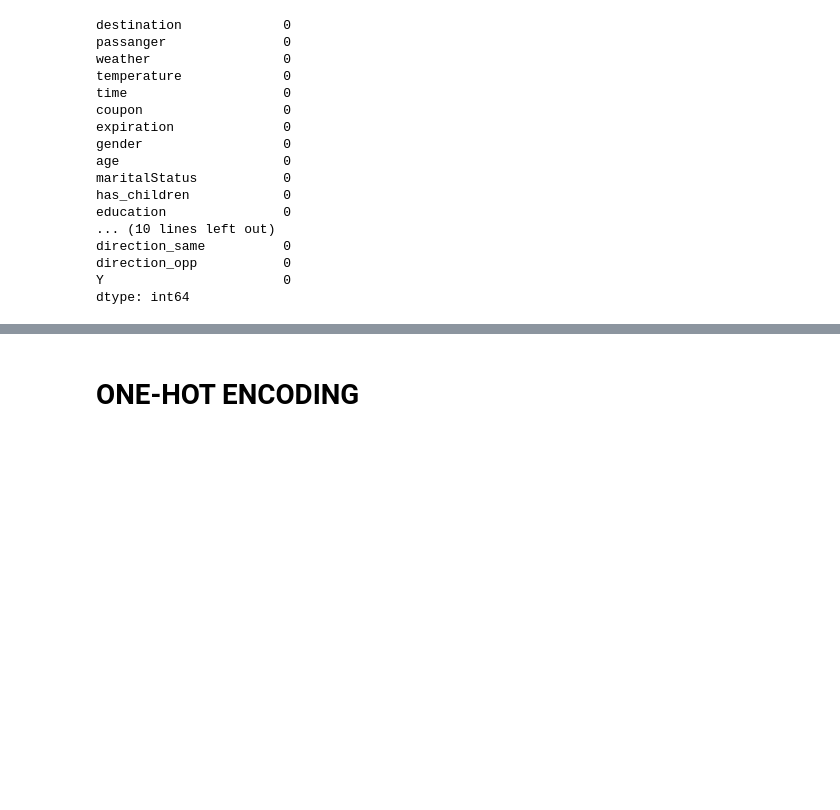
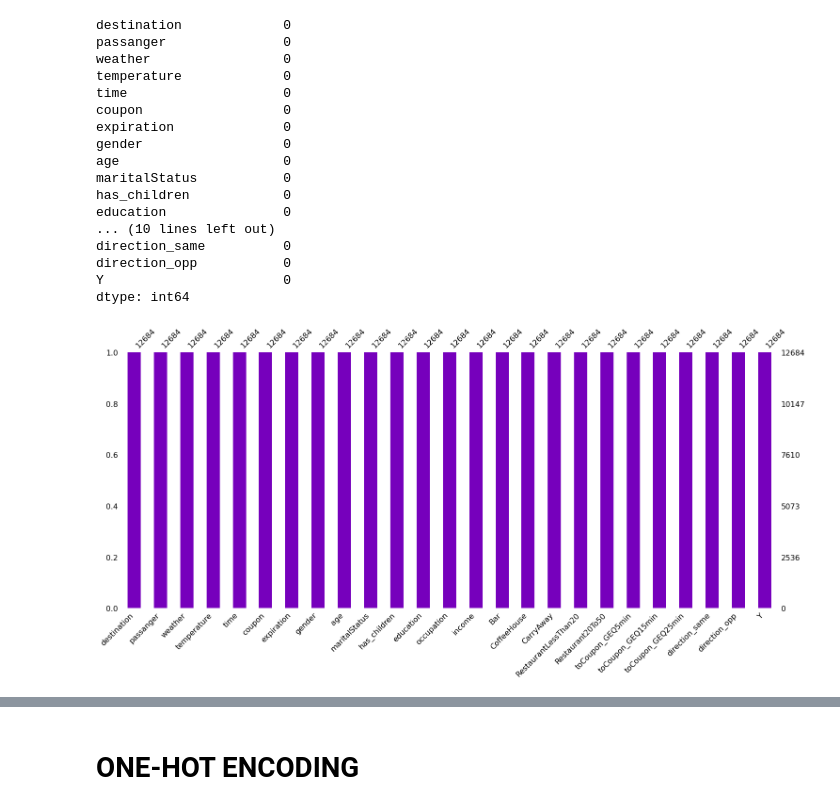
Before and after one commit to Maagnitude/coupon-recommend-models, a Jupyter notebook: coupon_recommend_models.ipynb, the cells around one changed output, grey strips where cells are left out. Saved outputs shown, nothing was run; the diff lists cells and outputs as text; code cells hidden in the pictures; blank space fills up the shorter version.

```diff
--- a/coupon_recommend_models.ipynb
+++ b/coupon_recommend_models.ipynb
@@ -206,3 +184,7 @@ direction_same          0
 direction_opp           0
 Y                       0
 dtype: int64
+# %%
+new_null_plot = msno.bar(df, color="#7600BC")
+# %% [output]
+[figure, added]
```
Also changed, not shown: parts of 42 cells of this notebook.
